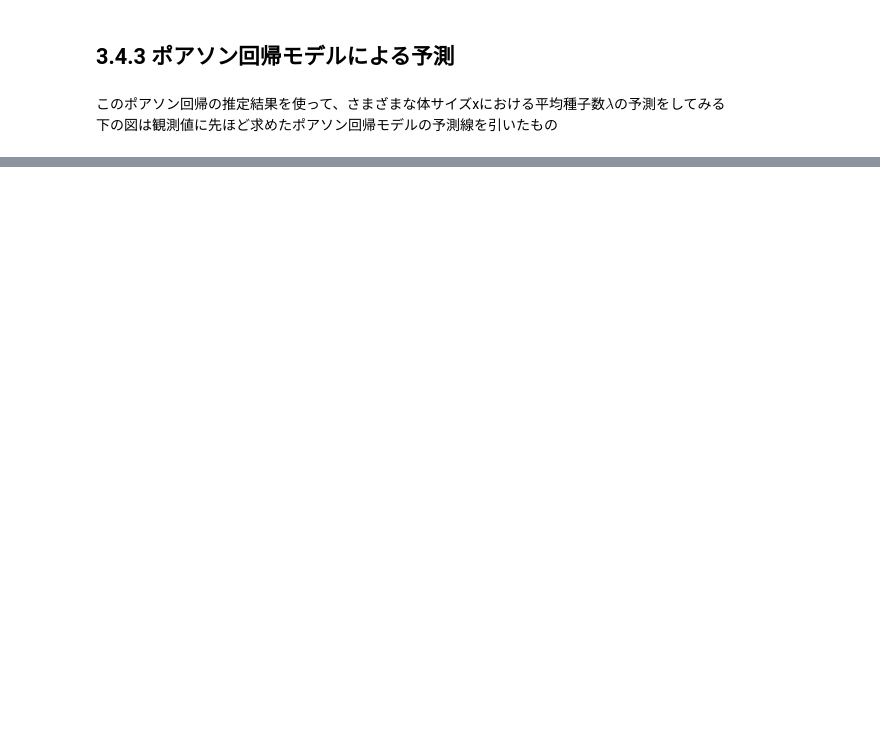
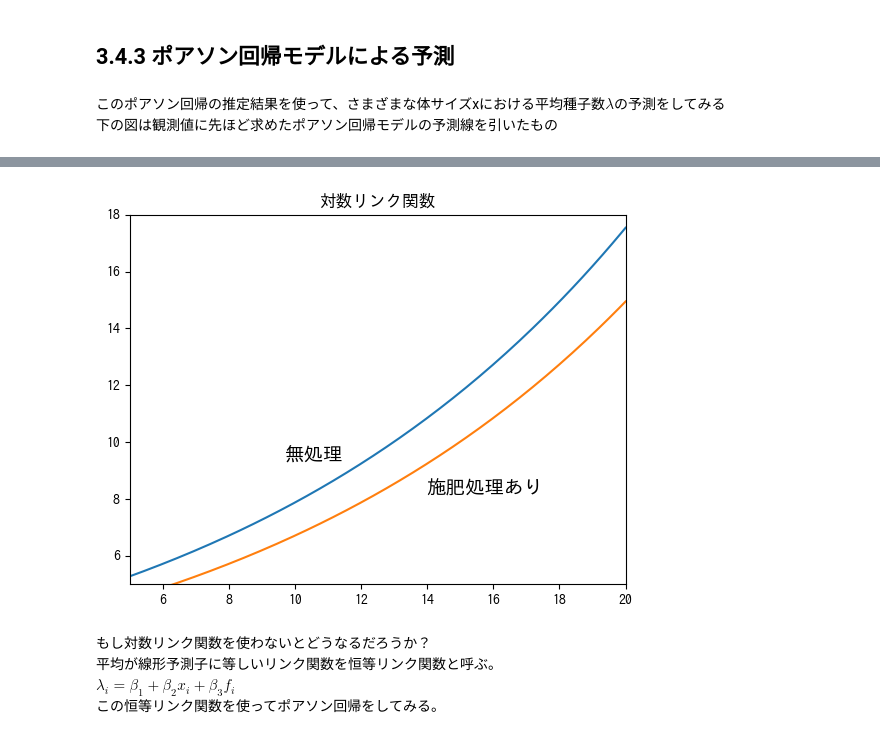
Before and after one commit to ynaoy/kubo-book, a Jupyter notebook: src/chapter3/chapter3.ipynb, the cells around one changed output, grey strips where cells are left out. Cells and saved outputs as stored; diff of their text form; code cells hidden in the pictures; blank space fills up the shorter version.

```diff
--- a/src/chapter3/chapter3.ipynb
+++ b/src/chapter3/chapter3.ipynb
@@ -276,0 +384,12 @@ plt.show()
+# %%
+d = data.copy()
+d = d.drop("y",axis=1)
+# 施肥処理fをダミー変数に変換
+d["f"] = d["f"].map({"C": 0, "T": 1})
+# 説明変数に切片を追加
+d = sm.add_constant(d)
+
+# ポアソン回帰
+model = sm.GLM(data["y"], d, family=sm.families.Poisson()).fit()
+
+print(model.summary())
@@ -276,0 +431,39 @@ plt.show()
+# %%
+# xが0から20までの範囲で予測
+x = np.linspace(0, 20, 200)
+d = pd.DataFrame({"x":x})
+# 施肥処理なし
+d["f"] = 0
+# 説明変数に切片を追加
+d = sm.add_constant(d)
+# 施肥処理なしで予測
+y_not_f = model.predict(d)
+
+# 施肥処理の効果をわかりやすいように五倍にする
+d["f"] = 5
+# 施肥処理ありで予測
+y_f = model.predict(d)
+
+# グラフを描写
+plt.plot(x, y_not_f)
+plt.plot(x, y_f)
+# テキストを追加
+y_pos = 9
+# 施肥処理なし
+plt.text(x=x[(y_not_f.astype(int)==y_pos).argmax()]-0.3,y=y_pos+0.3,
+         s="無処理",ha="right",va="bottom", fontsize=14)
+# 施肥処理あり
+plt.text(x=x[(y_f.astype(int)==y_pos).argmax()]+0.3,y=y_pos-0.3,
+         s="施肥処理あり",ha="left",va="top",fontsize=14)
+
+plt.xlim(5,20)
+plt.ylim(5,18)
+plt.title("対数リンク関数")
+plt.show()
+# %% [output]
+[figure, added]
+# %% [markdown]
+もし対数リンク関数を使わないとどうなるだろうか？
+平均が線形予測子に等しいリンク関数を恒等リンク関数と呼ぶ。
+$λ_i=\beta_1+\beta_2x_i+\beta_3f_i$
+この恒等リンク関数を使ってポアソン回帰をしてみる。
```
Also changed, not shown: parts of 33 cells of this notebook, 2 other files.
